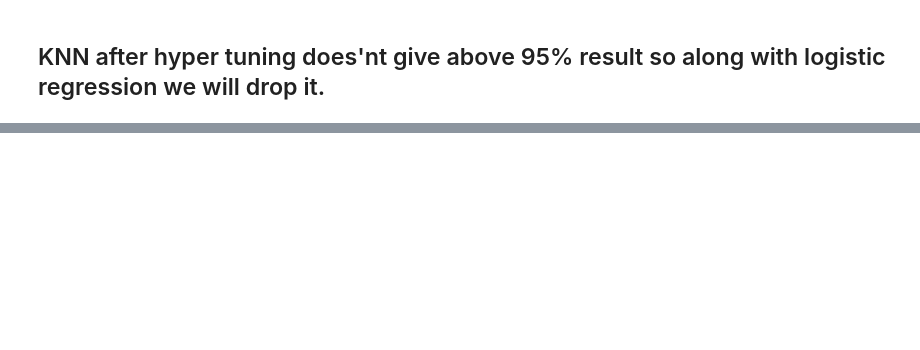
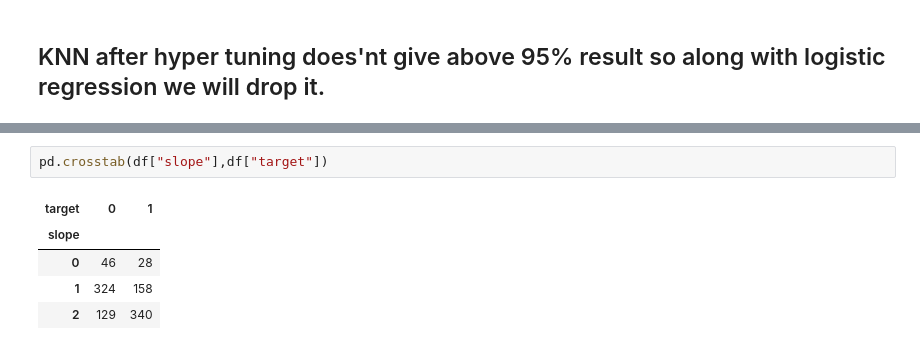
Before and after one commit to Aradhyapatro/Heart-disease-prediction-machineLearning-model, a Jupyter notebook: End-to-End-heart-disease-classification.ipynb, the cells around one changed output, grey strips where cells are left out. Drawn from its saved outputs; the diff is of its cells as text; blank space fills up the shorter version.

```diff
--- a/End-to-End-heart-disease-classification.ipynb
+++ b/End-to-End-heart-disease-classification.ipynb
@@ -522,0 +681,8 @@ knn_ran.score(X_test,Y_test)
+# %%
+pd.crosstab(df["slope"],df["target"])
+# %% [output]
+| target | 0 | 1 |
+| slope |  |  |
+| 0 | 46 | 28 |
+| 1 | 324 | 158 |
+| 2 | 129 | 340 |
```
Also changed, not shown: parts of 37 cells of this notebook, 1 other file.
